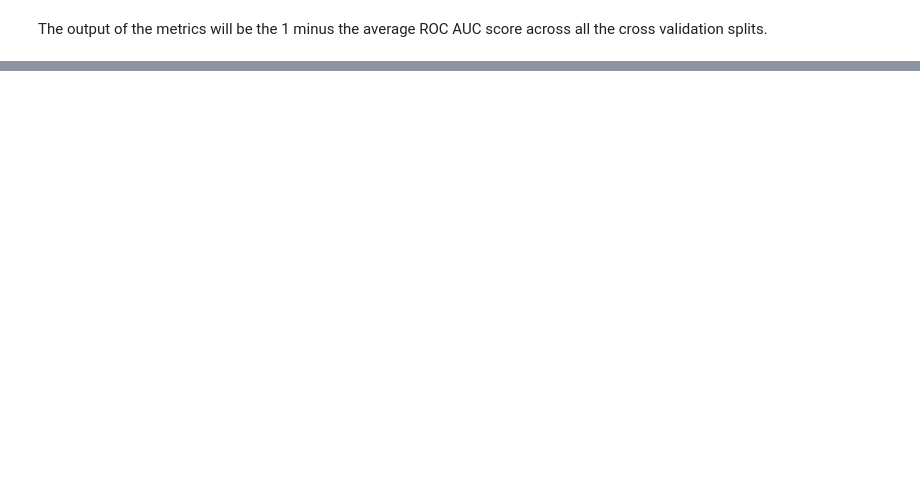
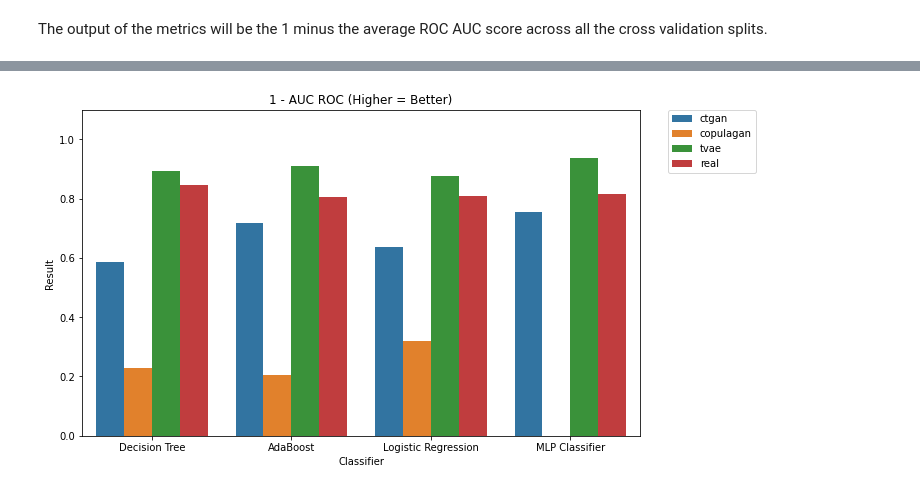
Before and after one commit to jamestgodwin/synthetic_data, a Jupyter notebook: notebooks/Test_CTGAN.ipynb, the cells around one changed output, grey strips where cells are left out. Cells and saved outputs as stored; diff of their text form; code cells hidden in the pictures; blank space fills up the shorter version.

```diff
--- a/notebooks/Test_CTGAN.ipynb
+++ b/notebooks/Test_CTGAN.ipynb
@@ -241,0 +147,4 @@ Data types the same for tvae: True
+# %%
+plot_classifier_metrics(classifier_comparison(test_dict, target_col='Class_att'))
+# %% [output]
+[figure, added]
```
Also changed, not shown: parts of 34 cells of this notebook.
